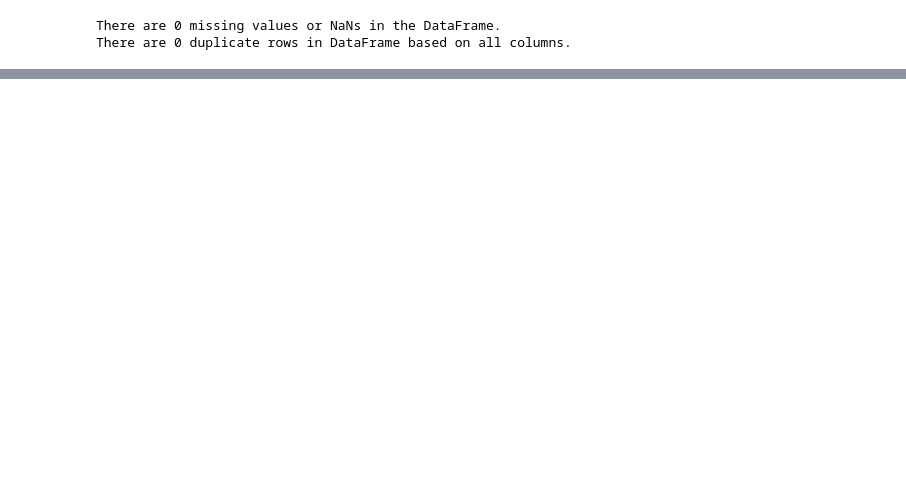
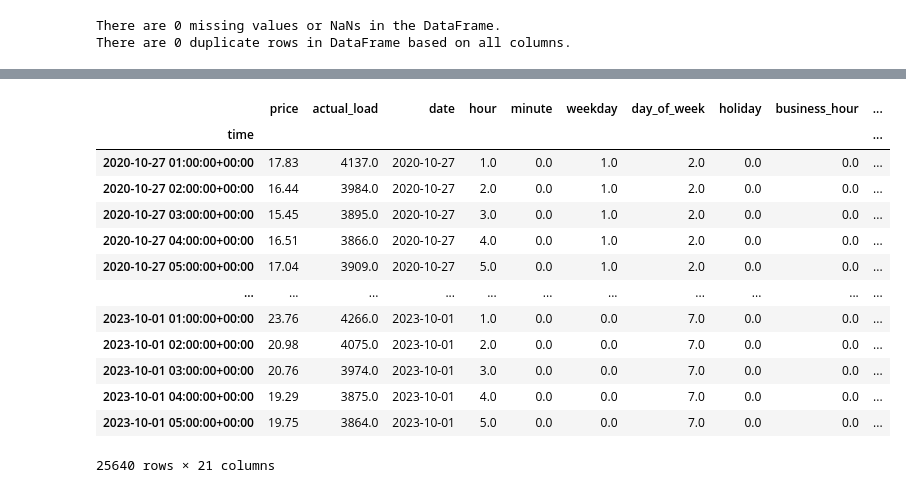
Before and after one commit to nikisil/ExecutiveHour, a Jupyter notebook: rouz/src/dat_set_3_explore.ipynb, the cells around one changed output, grey strips where cells are left out. Drawn from its saved outputs; the diff is of its cells as text; code cells hidden in the pictures; blank space fills up the shorter version.

```diff
--- a/rouz/src/dat_set_3_explore.ipynb
+++ b/rouz/src/dat_set_3_explore.ipynb
@@ -184,0 +826,17 @@ memory usage: 615.8 KB
+# %%
+df.set_index('time')
+# %% [output]
+|  | price | actual_load | date | hour | minute | weekday | day_of_week | holiday | business_hour | ... |
+| time |  |  |  |  |  |  |  |  |  | ... |
+| 2020-10-27 01:00:00+00:00 | 17.83 | 4137.0 | 2020-10-27 | 1.0 | 0.0 | 1.0 | 2.0 | 0.0 | 0.0 | ... |
+| 2020-10-27 02:00:00+00:00 | 16.44 | 3984.0 | 2020-10-27 | 2.0 | 0.0 | 1.0 | 2.0 | 0.0 | 0.0 | ... |
+| 2020-10-27 03:00:00+00:00 | 15.45 | 3895.0 | 2020-10-27 | 3.0 | 0.0 | 1.0 | 2.0 | 0.0 | 0.0 | ... |
+| 2020-10-27 04:00:00+00:00 | 16.51 | 3866.0 | 2020-10-27 | 4.0 | 0.0 | 1.0 | 2.0 | 0.0 | 0.0 | ... |
+| 2020-10-27 05:00:00+00:00 | 17.04 | 3909.0 | 2020-10-27 | 5.0 | 0.0 | 1.0 | 2.0 | 0.0 | 0.0 | ... |
+| ... | ... | ... | ... | ... | ... | ... | ... | ... | ... | ... |
+| 2023-10-01 01:00:00+00:00 | 23.76 | 4266.0 | 2023-10-01 | 1.0 | 0.0 | 0.0 | 7.0 | 0.0 | 0.0 | ... |
+| 2023-10-01 02:00:00+00:00 | 20.98 | 4075.0 | 2023-10-01 | 2.0 | 0.0 | 0.0 | 7.0 | 0.0 | 0.0 | ... |
+| 2023-10-01 03:00:00+00:00 | 20.76 | 3974.0 | 2023-10-01 | 3.0 | 0.0 | 0.0 | 7.0 | 0.0 | 0.0 | ... |
+| 2023-10-01 04:00:00+00:00 | 19.29 | 3875.0 | 2023-10-01 | 4.0 | 0.0 | 0.0 | 7.0 | 0.0 | 0.0 | ... |
+| 2023-10-01 05:00:00+00:00 | 19.75 | 3864.0 | 2023-10-01 | 5.0 | 0.0 | 0.0 | 7.0 | 0.0 | 0.0 | ... |
+25640 rows × 21 columns
```
Also changed, not shown: parts of 102 cells of this notebook, 1 other file.
